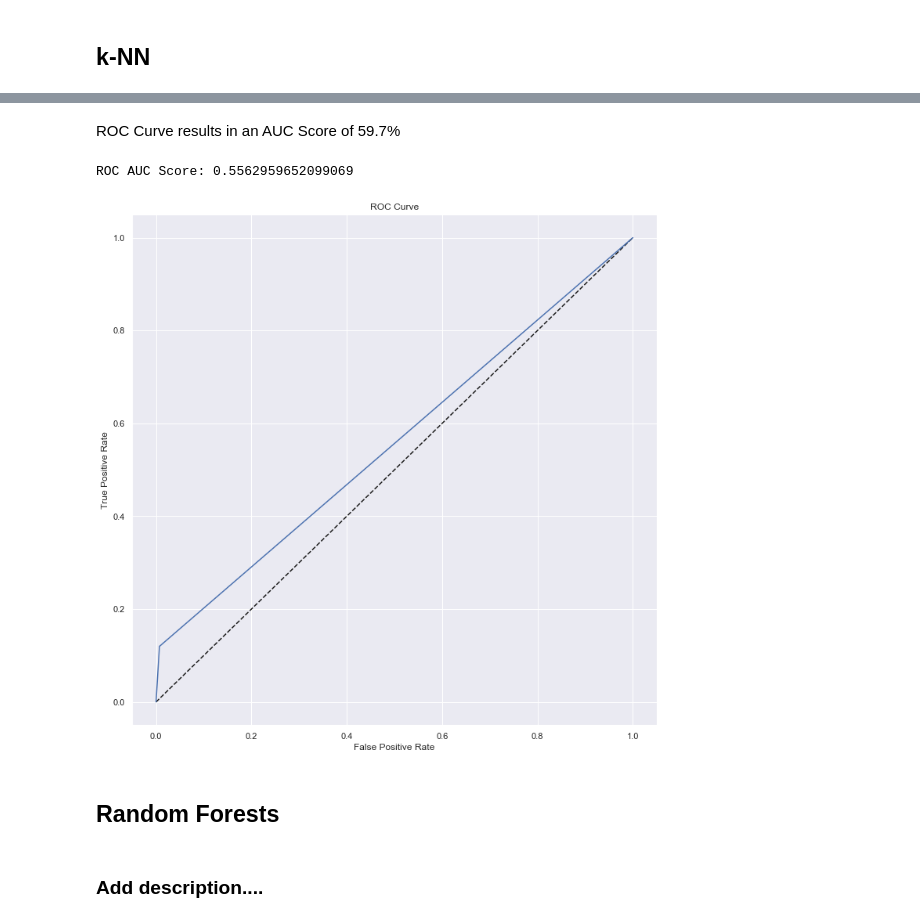
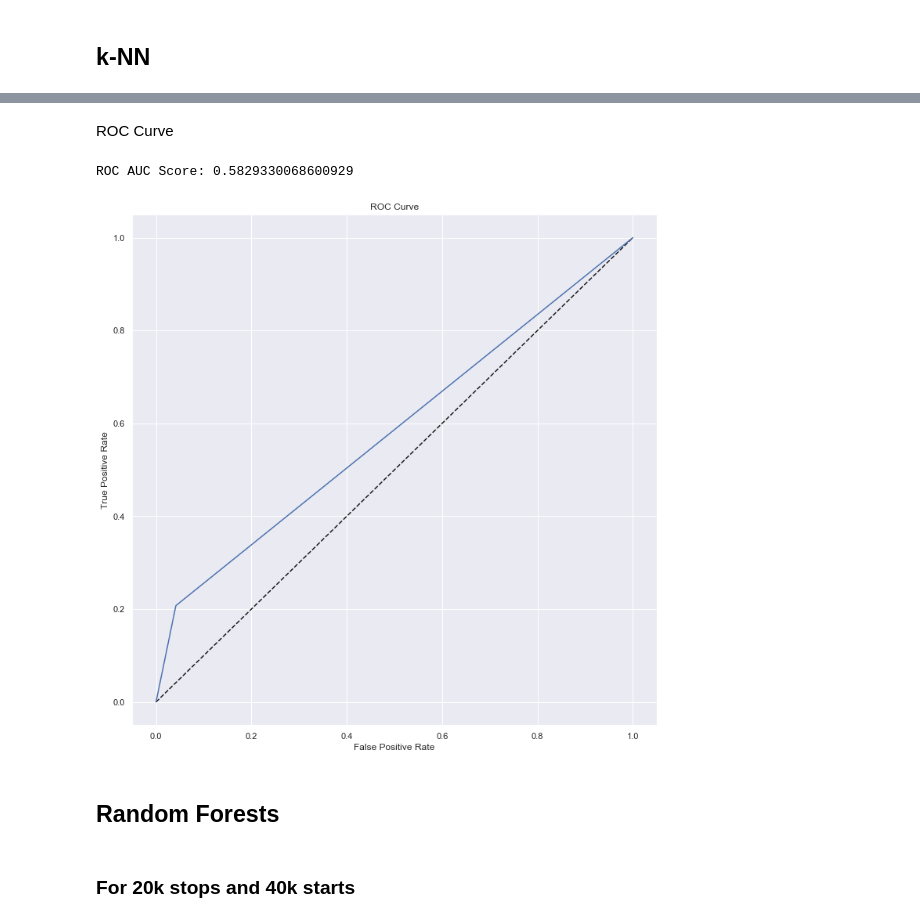
Before and after one commit to brocknosbisch/Springboard_Capstone_2, a Jupyter notebook: Chapter_5_Capstone_2_Machine_Learning.ipynb, the cells around one changed output, grey strips where cells are left out. Saved outputs shown, nothing was run; the diff lists cells and outputs as text; code cells hidden in the pictures.

```diff
--- a/Chapter_5_Capstone_2_Machine_Learning.ipynb
+++ b/Chapter_5_Capstone_2_Machine_Learning.ipynb
@@ -580,11 +866,11 @@ param_grid = {'n_neighbors': np.arange(1,12)}
 
 knn = KNeighborsClassifier()
 
-print_cv_scores(knn, X_test, y_test, savings_scorer, n_CV, -1) # Print cross_val_score using custom scoring
+print_cv_scores(knn, X_test_2, y_test_2, savings_scorer, n_CV, -1) # Print cross_val_score using custom scoring
 
 knn_cv = GridSearchCV(knn, param_grid, cv=n_CV, scoring=savings_scorer, n_jobs=-1) # 5 fold
 
-knn_cv.fit(X_train, y_train)
+knn_cv.fit(X_r3, y_r3)
 
 print('k-NN Best Params: {}'.format(knn_cv.best_params_))
 print('k-NN Best Score: {}'.format(knn_cv.best_score_))
@@ -601,15 +889,15 @@ k-NN Best Score: -1585.9954376486794
 # %%
 knn = KNeighborsClassifier(n_neighbors=knn_neighbors['n_neighbors'], weights='uniform')
 
-print_cv_scores(knn, X_test, y_test, savings_scorer, n_CV, -1) # Print cross_val_score using custom scoring
+print_cv_scores(knn, X_test_2, y_test_2, savings_scorer, n_CV, -1) # Print cross_val_score using custom scoring
 
-knn.fit(X_train, y_train)
+knn.fit(X_r3, y_r3)
 
-y_pred = knn.predict(X_test)
+y_pred = knn.predict(X_test_2)
 
 print('Prediction: {}'.format(y_pred))
-print('k-NN Score: {}'.format(knn.score(X_test, y_test)))
+print('k-NN Score: {}'.format(knn.score(X_test_2, y_test_2)))
 
-print_stats(y_test, y_pred)
+print_stats(y_test_2, y_pred)
 # %% [output]
 CV Scores:
@@ -635,18 +919,0 @@ Accuracy Score: 0.9838730949589684
-# %%
-
-knn = KNeighborsClassifier(n_neighbors=knn_neighbors['n_neighbors'])
-
-knn.fit(X_r, y_r)
-
-##################################################
-
-# Now running on the original dataset to see what our output is.
-y_r_pred = knn.predict(X_test)  # Use the actual dataset to test
-
-print('Prediction: {}'.format(y_r_pred))
-print('k-NN Score: {}'.format(knn.score(X_test, y_test)))
-print()
-
-# Running the below doesn't really tell us much because the prediction was run on the balanced dataset.
-
-print_stats(y_test, y_r_pred)
@@ -671,29 +920,29 @@ Accuracy Score: 0.9838730949589684
-# %% [markdown]
-ROC Curve results in an AUC Score of 59.7%
+# %% [markdown]
+ROC Curve
 # %%
 # ROC Curve
-y_r_pred_prob = knn.predict_proba(X_test)[:,1]
+y_r_pred_prob = knn.predict_proba(X_test_2)[:,1]
 
-auc_score = roc_auc_score(y_test, y_r_pred_prob)
+auc_score = roc_auc_score(y_test_2, y_r_pred_prob)
 print('ROC AUC Score: ' + str(auc_score))
 print()
 
-fpr, tpr, thresholds = roc_curve(y_test, y_r_pred_prob) # False Positive, True Positive, Threshold
+fpr, tpr, thresholds = roc_curve(y_test_2, y_r_pred_prob) # False Positive, True Positive, Threshold
 
 plt.figure(figsize=(12,12))
 plt.plot([0,1], [0,1], 'k--')
 plt.plot(fpr, tpr)
 plt.xlabel('False Positive Rate')
 plt.ylabel('True Positive Rate')
 plt.title('ROC Curve')
 plt.show()
 # %% [output]
-ROC AUC Score: 0.5562959652099069
+ROC AUC Score: 0.5829330068600929
-[figure, old version]
+[figure, new version]
 # %% [markdown]
 ## Random Forests
-# %% [markdown]
-### Add description....
+# %% [markdown]
+### For 20k stops and 40k starts
 # %%
 # Feature Importance
 
```
Also changed, not shown: parts of 96 cells of this notebook.
